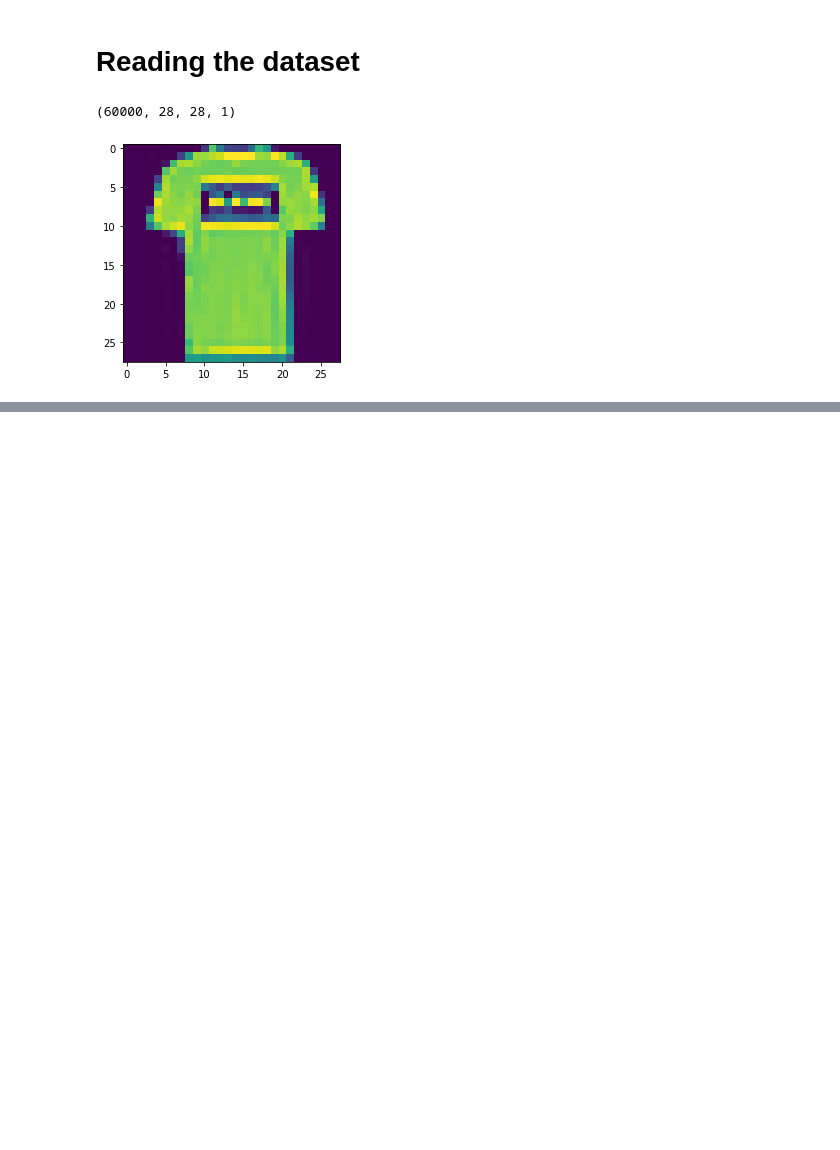
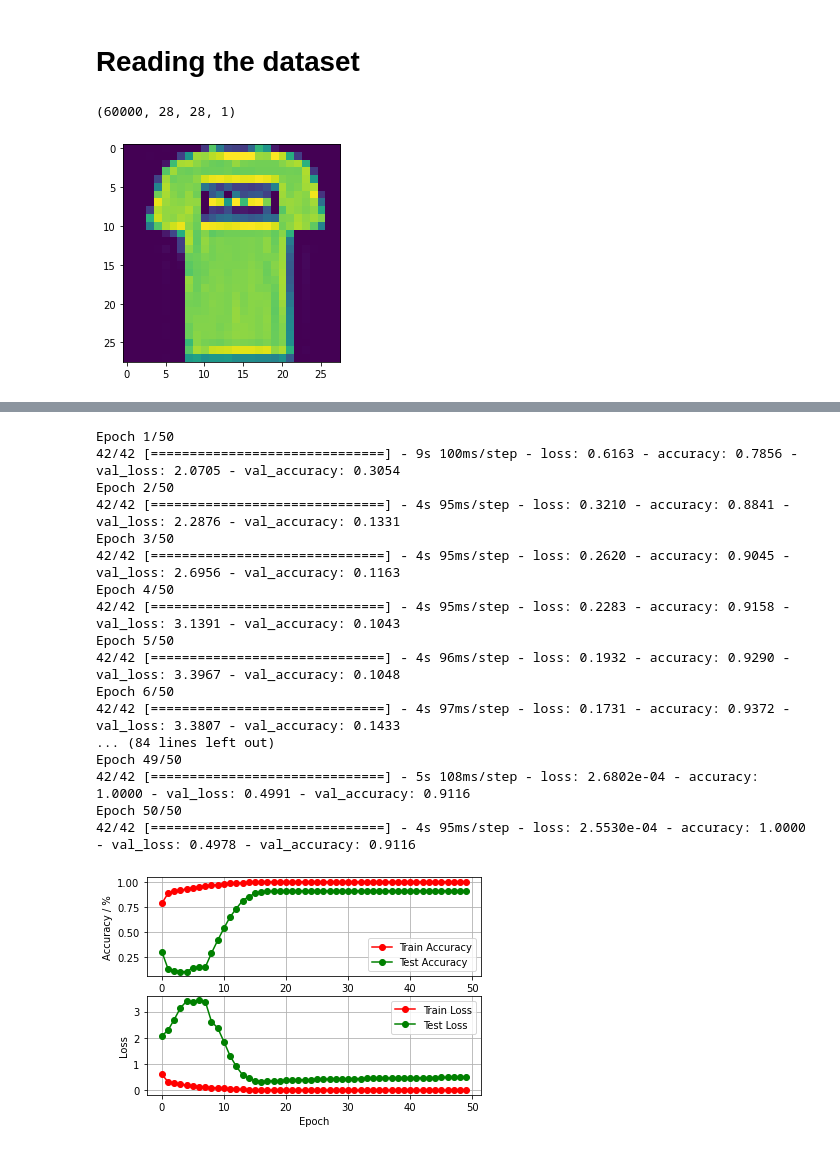
Before and after one commit to Simran0096/csc8635, a Jupyter notebook: code/Project.ipynb, the cells around one changed output, grey strips where cells are left out. Drawn from its saved outputs; the diff is of its cells as text; code cells hidden in the pictures; blank space fills up the shorter version.

Commit message:
sequential model for training

```diff
--- a/code/Project.ipynb
+++ b/code/Project.ipynb
@@ -38,0 +41,13 @@ x_train,x_test, y_train, y_test = train_test_split(train_images, train_labels, t
+# %%
+# Creating the sequential model for training
+model= Sequential()
+model.add(Conv2D(64, kernel_size=3, activation='relu', input_shape=(28,28,1)))
+model.add(BatchNormalization())
+model.add(MaxPool2D(2,2))
+model.add(Conv2D(64, kernel_size=3, activation='relu'))
+model.add(BatchNormalization())
+model.add(MaxPool2D(2,2))
+model.add(Flatten())
+model.add(Dense(256, activation='relu'))
+model.add(Dense(10, activation='softmax'))
+model.summary()
@@ -38,0 +72,40 @@ x_train,x_test, y_train, y_test = train_test_split(train_images, train_labels, t
+# %%
+keras.optimizers.Adam(lr=0.00001, beta_1=0.9, beta_2=0.999, amsgrad=False)
+model.compile(optimizer='Adam', loss='sparse_categorical_crossentropy', metrics=['accuracy'])
+
+history= model.fit(x_train, y_train, epochs=50, batch_size=1000, verbose=1, validation_data=(x_test, y_test))
+
+fig, ax = plt.subplots(2, 1)
+ax[0].plot(history.history['accuracy'], 'ro-', label = "Train Accuracy")
+ax[0].plot(history.history['val_accuracy'], 'go-', label = "Test Accuracy")
+ax[0].set_xlabel("Epoch")
+ax[0].set_ylabel("Accuracy / %")
+ax[0].legend(loc = "best")
+ax[0].grid('on')
+
+ax[1].plot(history.history['loss'], 'ro-', label = "Train Loss")
+ax[1].plot(history.history['val_loss'], 'go-', label = "Test Loss")
+ax[1].set_xlabel("Epoch")
+ax[1].set_ylabel("Loss")
+ax[1].legend(loc = "best")
+ax[1].grid('on')
+plt.show()
+# %% [output]
+Epoch 1/50
+42/42 [==============================] - 9s 100ms/step - loss: 0.6163 - accuracy: 0.7856 - val_loss: 2.0705 - val_accuracy: 0.3054
+Epoch 2/50
+42/42 [==============================] - 4s 95ms/step - loss: 0.3210 - accuracy: 0.8841 - val_loss: 2.2876 - val_accuracy: 0.1331
+Epoch 3/50
+42/42 [==============================] - 4s 95ms/step - loss: 0.2620 - accuracy: 0.9045 - val_loss: 2.6956 - val_accuracy: 0.1163
+Epoch 4/50
+42/42 [==============================] - 4s 95ms/step - loss: 0.2283 - accuracy: 0.9158 - val_loss: 3.1391 - val_accuracy: 0.1043
+Epoch 5/50
+42/42 [==============================] - 4s 96ms/step - loss: 0.1932 - accuracy: 0.9290 - val_loss: 3.3967 - val_accuracy: 0.1048
+Epoch 6/50
+42/42 [==============================] - 4s 97ms/step - loss: 0.1731 - accuracy: 0.9372 - val_loss: 3.3807 - val_accuracy: 0.1433
+... (84 lines left out)
+Epoch 49/50
+42/42 [==============================] - 5s 108ms/step - loss: 2.6802e-04 - accuracy: 1.0000 - val_loss: 0.4991 - val_accuracy: 0.9116
+Epoch 50/50
+42/42 [==============================] - 4s 95ms/step - loss: 2.5530e-04 - accuracy: 1.0000 - val_loss: 0.4978 - val_accuracy: 0.9116
+[figure, added]
```
Also changed, not shown: parts of 2 cells of this notebook.
